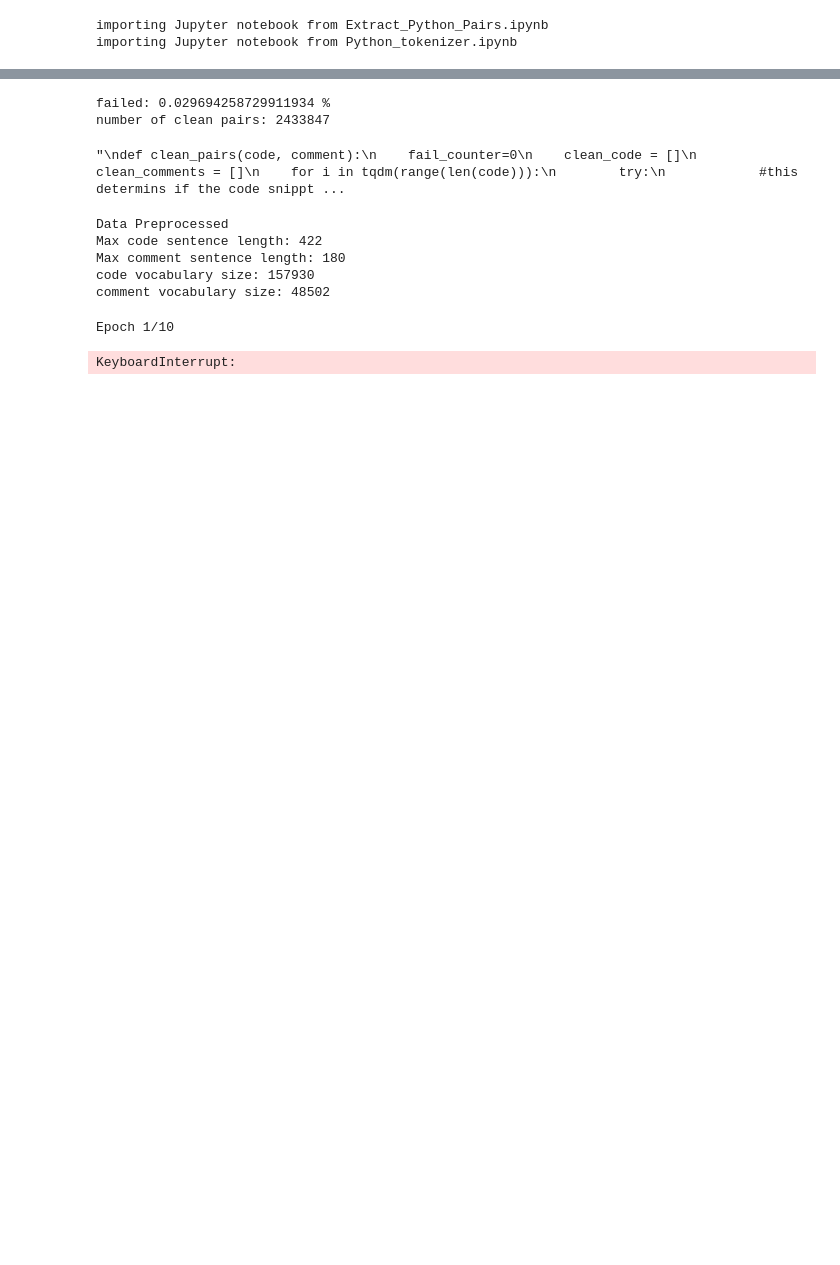
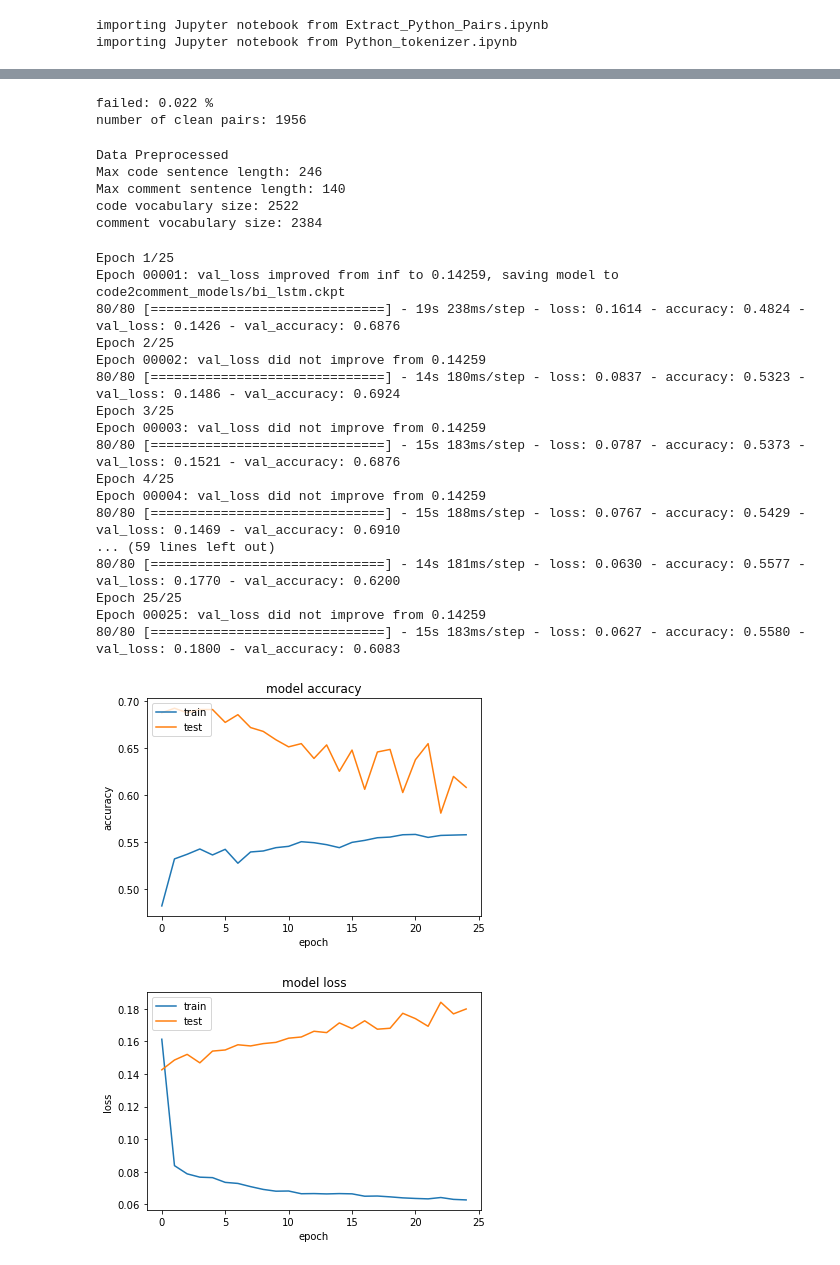
Before and after one commit to Avielstein/Python-NMT-models-for-Python-to-Comment--615-Deep-Learning, a Jupyter notebook: Code2CommentModels.ipynb, the cells around one changed output, grey strips where cells are left out. Drawn from its saved outputs; the diff is of its cells as text; code cells hidden in the pictures; blank space fills up the shorter version.

Commit message:
added another model, ran both with 1000
samples for 25 epochs

```diff
--- a/Code2CommentModels.ipynb
+++ b/Code2CommentModels.ipynb
@@ -34,14 +34,13 @@ Completed in 185 seconds
 Total pairs: 2508330
 # %%
 #filter out code pairs which will throw errors during tokenization
-clean_code,clean_comments = Python_tokenizer.clean_pairs(code_snippets, comments)
+clean_code,clean_comments = Python_tokenizer.clean_pairs(code_snippets[:2000], comments[:2000])
 # %% [output]
-failed: 0.029694258729911934 %
-number of clean pairs: 2433847
+failed: 0.022 %
+number of clean pairs: 1956
-"\ndef clean_pairs(code, comment):\n    fail_counter=0\n    clean_code = []\n    clean_comments = []\n    for i in tqdm(range(len(code))):\n        try:\n            #this determins if the code snippt ...
 # %%
-num_samples = 100000
-vocab_size = 10000
+num_samples = 1000
+vocab_size = 1000
 # %%
 def pad(x, length=None):
     if length is None:
@@ -88,10 +87,10 @@ print("code vocabulary size:", code_vocab_size)
 print("comment vocabulary size:", comment_vocab_size)
 # %% [output]
 Data Preprocessed
-Max code sentence length: 422
-Max comment sentence length: 180
-code vocabulary size: 157930
-comment vocabulary size: 48502
+Max code sentence length: 246
+Max comment sentence length: 140
+code vocabulary size: 2522
+comment vocabulary size: 2384
 # %%
 # list all data in history
 def plot_history(history):
@@ -117,7 +116,7 @@ def BiLSTM_model(input_shape, output_sequence_length, comment_vocab_size):
     learning_rate = 1e-3
     model = Sequential()
     #em can only be used in first layer --> Keras Documentation
-    model.add(Embedding(comment_vocab_size, 64, input_length=input_shape[1]))
+    model.add(Embedding(comment_vocab_size, 64, input_length=input_shape[1],mask_zero=True))
     model.add(Bidirectional(LSTM(64, return_sequences=True, activation="tanh")))
     model.add(TimeDistributed(Dense(comment_vocab_size, activation="softmax")))
 
@@ -128,37 +127,54 @@ def BiLSTM_model(input_shape, output_sequence_length, comment_vocab_size):
     return model
 
 
-checkpoint_path = "RNN_code2comment/RNN.ckpt"
+checkpoint_path = "code2comment_models/bi_lstm.ckpt"
 checkpoint_dir = os.path.dirname(checkpoint_path)
 
 # Create a callback that saves the model's weights
 callback = tf.keras.callbacks.ModelCheckpoint(filepath=checkpoint_path,
                                               save_weights_only=True,
                                               save_best_only=True,
                                               verbose=1)
 
 
 
 tmp_x = pad(preproc_code_snippets, max_comment_sequence_length)
 tmp_x = tmp_x.reshape((-1, preproc_english_comments.shape[-2]))
 
 #load the model
 bilstm_model = BiLSTM_model(
     tmp_x.shape,
     max_comment_sequence_length,
     comment_vocab_size+1)
 
 
 #train the model
 bilstm_model_history = bilstm_model.fit(tmp_x,
                                         preproc_english_comments,
-                                        batch_size=100,
-                                        epochs=10,
+                                        batch_size=10,
+                                        epochs=25,
                                         validation_split=0.2,
                                         callbacks=[callback])
 
 #plot the model
 plot_history(bilstm_model_history)
 # %% [output]
-Epoch 1/10
+Epoch 1/25
+Epoch 00001: val_loss improved from inf to 0.14259, saving model to code2comment_models/bi_lstm.ckpt
+80/80 [==============================] - 19s 238ms/step - loss: 0.1614 - accuracy: 0.4824 - val_loss: 0.1426 - val_accuracy: 0.6876
+Epoch 2/25
+Epoch 00002: val_loss did not improve from 0.14259
+80/80 [==============================] - 14s 180ms/step - loss: 0.0837 - accuracy: 0.5323 - val_loss: 0.1486 - val_accuracy: 0.6924
+Epoch 3/25
+Epoch 00003: val_loss did not improve from 0.14259
+80/80 [==============================] - 15s 183ms/step - loss: 0.0787 - accuracy: 0.5373 - val_loss: 0.1521 - val_accuracy: 0.6876
+Epoch 4/25
+Epoch 00004: val_loss did not improve from 0.14259
+80/80 [==============================] - 15s 188ms/step - loss: 0.0767 - accuracy: 0.5429 - val_loss: 0.1469 - val_accuracy: 0.6910
+... (59 lines left out)
+80/80 [==============================] - 14s 181ms/step - loss: 0.0630 - accuracy: 0.5577 - val_loss: 0.1770 - val_accuracy: 0.6200
+Epoch 25/25
+Epoch 00025: val_loss did not improve from 0.14259
+80/80 [==============================] - 15s 183ms/step - loss: 0.0627 - accuracy: 0.5580 - val_loss: 0.1800 - val_accuracy: 0.6083
-KeyboardInterrupt:
+[figure, added]
+[figure, added]
```
Also changed, not shown: parts of 3 cells of this notebook.
